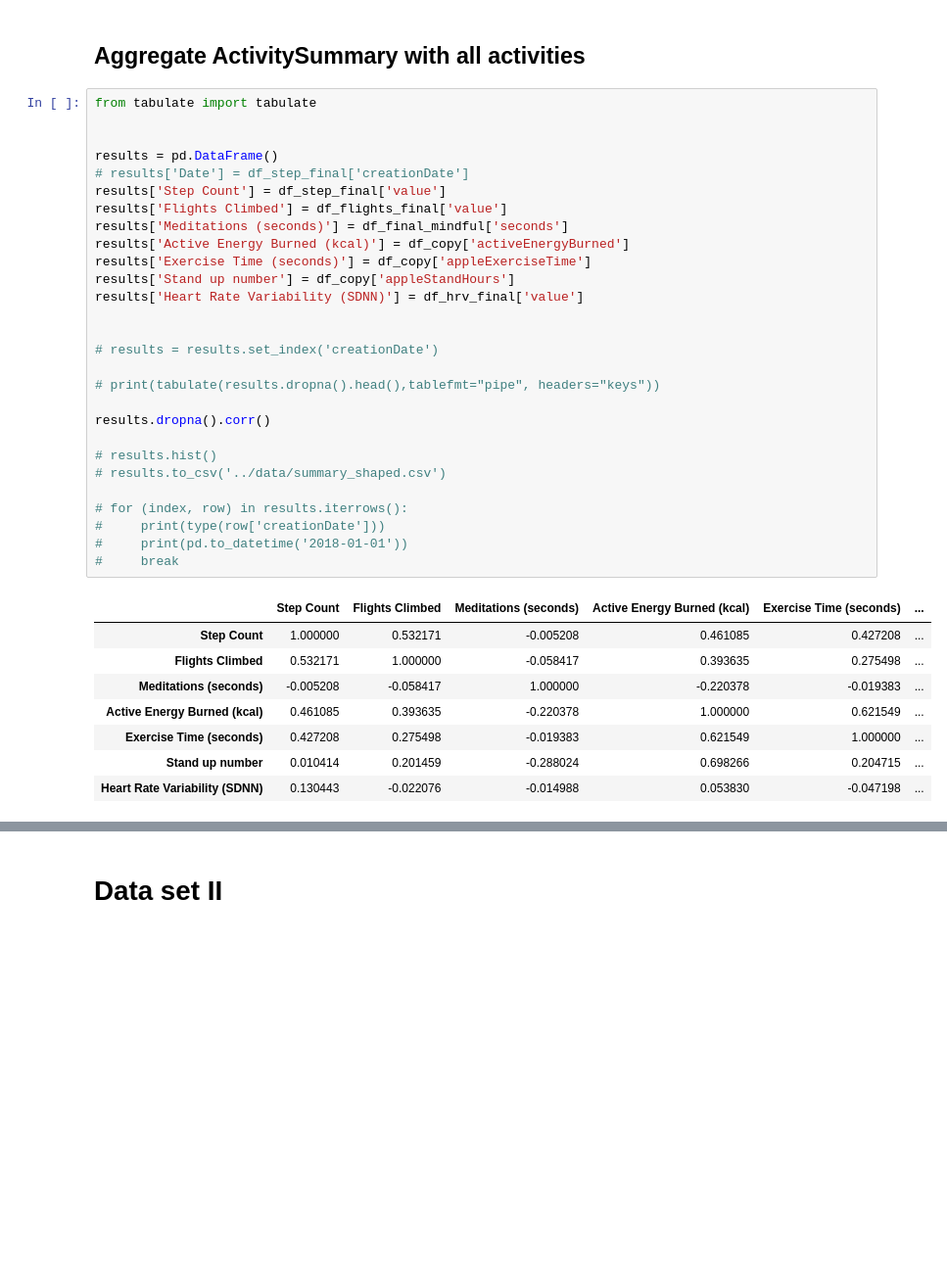
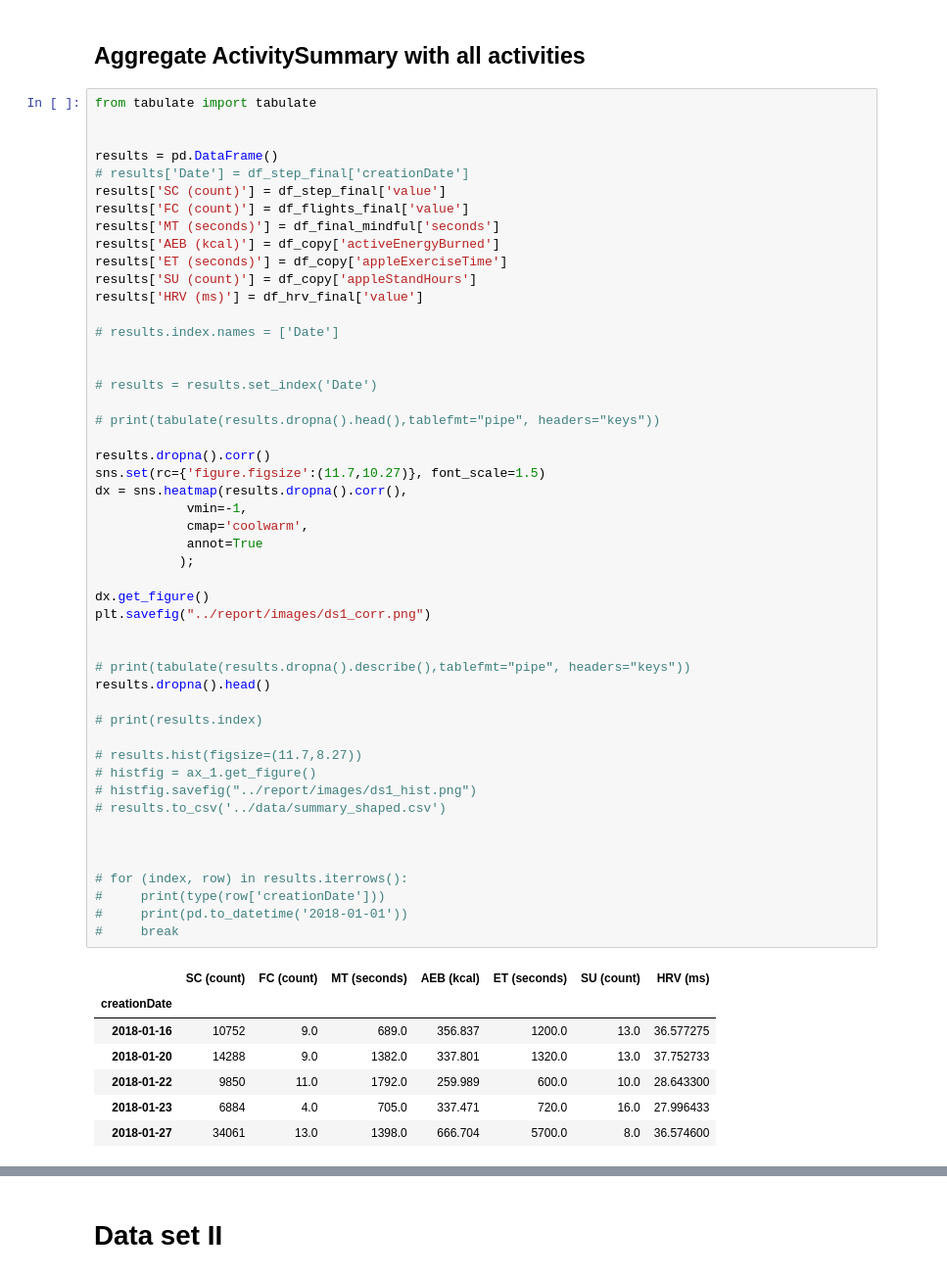
Before and after one commit to pmadruga/ml_project, a Jupyter notebook: books/data_preparation.ipynb, the cells around one changed output, grey strips where cells are left out. Shown: that part at 98% size. Cells and saved outputs as stored; diff of their text form; blank space fills up the shorter version.

Commit message:
report - part I

```diff
--- a/books/data_preparation.ipynb
+++ b/books/data_preparation.ipynb
@@ -184,37 +184,57 @@ df_flights_final.head()
 # %%
 from tabulate import tabulate
 
 
 results = pd.DataFrame()
 # results['Date'] = df_step_final['creationDate']
-results['Step Count'] = df_step_final['value']
-results['Flights Climbed'] = df_flights_final['value']
-results['Meditations (seconds)'] = df_final_mindful['seconds']
-results['Active Energy Burned (kcal)'] = df_copy['activeEnergyBurned']
-results['Exercise Time (seconds)'] = df_copy['appleExerciseTime']
-results['Stand up number'] = df_copy['appleStandHours']
-results['Heart Rate Variability (SDNN)'] = df_hrv_final['value']
+results['SC (count)'] = df_step_final['value']
+results['FC (count)'] = df_flights_final['value']
+results['MT (seconds)'] = df_final_mindful['seconds']
+results['AEB (kcal)'] = df_copy['activeEnergyBurned']
+results['ET (seconds)'] = df_copy['appleExerciseTime']
+results['SU (count)'] = df_copy['appleStandHours']
+results['HRV (ms)'] = df_hrv_final['value']
+
+# results.index.names = ['Date']
 
 
-# results = results.set_index('creationDate')
+# results = results.set_index('Date')
 
 # print(tabulate(results.dropna().head(),tablefmt="pipe", headers="keys"))
 
 results.dropna().corr()
+sns.set(rc={'figure.figsize':(11.7,10.27)}, font_scale=1.5)
+dx = sns.heatmap(results.dropna().corr(),
+            vmin=-1,
+            cmap='coolwarm',
+            annot=True
+           );
 
-# results.hist()
+dx.get_figure()
+plt.savefig("../report/images/ds1_corr.png")
+
+
+# print(tabulate(results.dropna().describe(),tablefmt="pipe", headers="keys"))
+results.dropna().head()
+
+# print(results.index)
+
+# results.hist(figsize=(11.7,8.27))
+# histfig = ax_1.get_figure()
+# histfig.savefig("../report/images/ds1_hist.png")
 # results.to_csv('../data/summary_shaped.csv')
+
+
 
 # for (index, row) in results.iterrows():
 #     print(type(row['creationDate']))
 #     print(pd.to_datetime('2018-01-01'))
 #     break
 # %% [output]
-|  | Step Count | Flights Climbed | Meditations (seconds) | Active Energy Burned (kcal) | Exercise Time (seconds) | ... |
-| Step Count | 1.000000 | 0.532171 | -0.005208 | 0.461085 | 0.427208 | ... |
-| Flights Climbed | 0.532171 | 1.000000 | -0.058417 | 0.393635 | 0.275498 | ... |
-| Meditations (seconds) | -0.005208 | -0.058417 | 1.000000 | -0.220378 | -0.019383 | ... |
-| Active Energy Burned (kcal) | 0.461085 | 0.393635 | -0.220378 | 1.000000 | 0.621549 | ... |
-| Exercise Time (seconds) | 0.427208 | 0.275498 | -0.019383 | 0.621549 | 1.000000 | ... |
-| Stand up number | 0.010414 | 0.201459 | -0.288024 | 0.698266 | 0.204715 | ... |
-| Heart Rate Variability (SDNN) | 0.130443 | -0.022076 | -0.014988 | 0.053830 | -0.047198 | ... |
+|  | SC (count) | FC (count) | MT (seconds) | AEB (kcal) | ET (seconds) | SU (count) | HRV (ms) |
+| creationDate |  |  |  |  |  |  |  |
+| 2018-01-16 | 10752 | 9.0 | 689.0 | 356.837 | 1200.0 | 13.0 | 36.577275 |
+| 2018-01-20 | 14288 | 9.0 | 1382.0 | 337.801 | 1320.0 | 13.0 | 37.752733 |
+| 2018-01-22 | 9850 | 11.0 | 1792.0 | 259.989 | 600.0 | 10.0 | 28.643300 |
+| 2018-01-23 | 6884 | 4.0 | 705.0 | 337.471 | 720.0 | 16.0 | 27.996433 |
+| 2018-01-27 | 34061 | 13.0 | 1398.0 | 666.704 | 5700.0 | 8.0 | 36.574600 |
```
Also changed, not shown: parts of 18 cells of this notebook, 19 other files.
